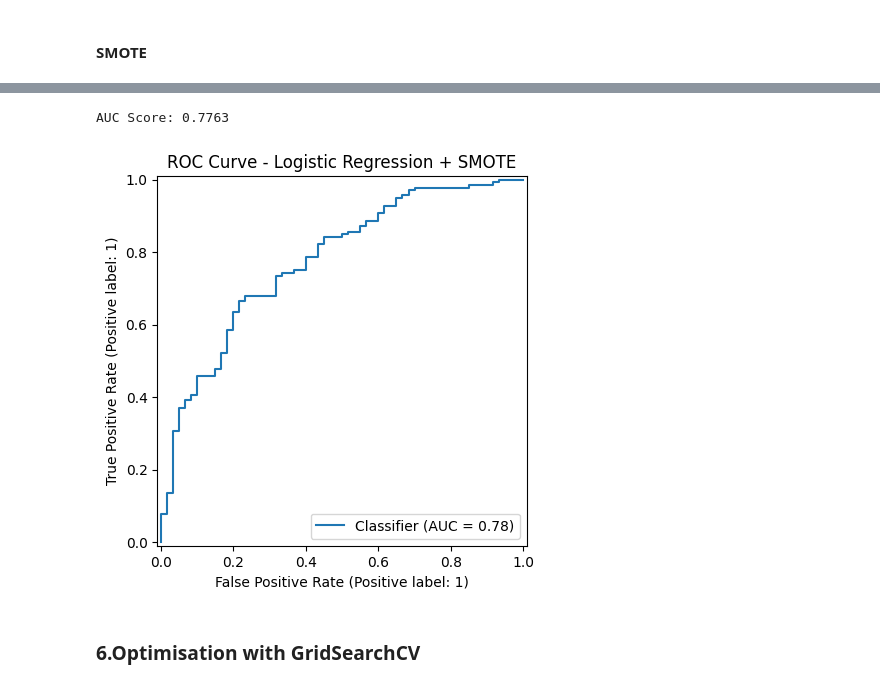
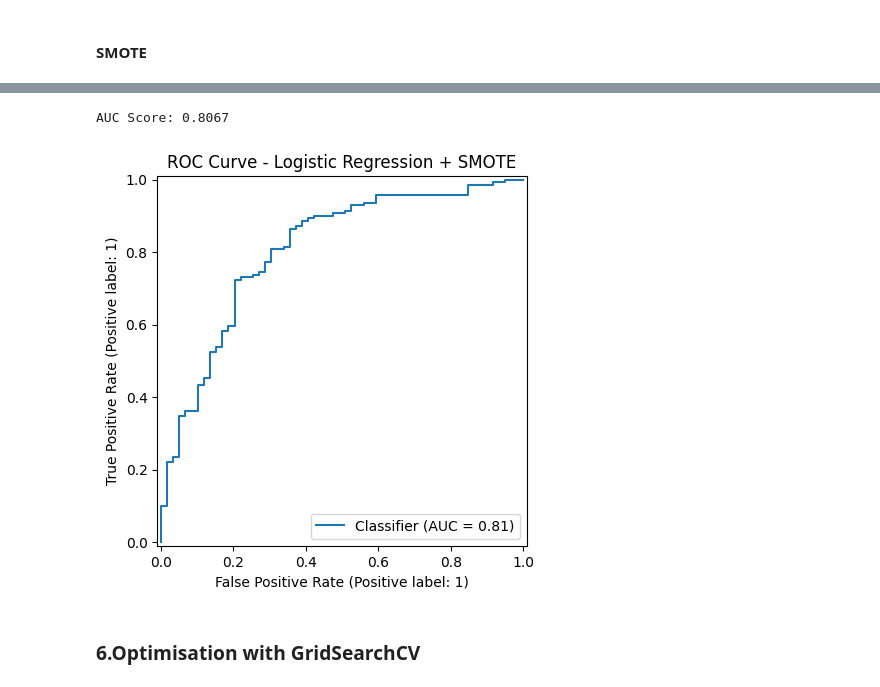
Before and after one commit to Marceeell1/Machine_Learning, a Jupyter notebook: Project.ipynb, the cells around one changed output, grey strips where cells are left out. Saved outputs shown, nothing was run; the diff lists cells and outputs as text; code cells hidden in the pictures.

```diff
--- a/Project.ipynb
+++ b/Project.ipynb
@@ -347,0 +349,5 @@ we can see that there are no missings or duplicated values
+# %%
+df["Employment_since"] = df["Employment_since"].map(employment_since_map)
+df["Savings_account"] = df["Savings_account"].map(savings_account_map)
+df["Credit_history"] = df["Credit_history"].map(credit_history_map)
+df["Status_checking_account"] = df["Status_checking_account"].map(status_checking_account_map)
@@ -417,9 +442,13 @@ The model will be trained on the preprocessed dataset using an 80/20 train-test
 The evaluation will include Accuracy, Precision, Recall, and F1-score to account for the class imbalance.
 # %%
 # Baseline model: Logistic Regression
-model = LogisticRegression(max_iter=1000, random_state=42)
-model.fit(X_train, y_train)
-y_pred = model.predict(X_test)
+model = LogisticRegression(
+    max_iter=1000,
+    random_state=42
+)
+model.fit(X_train_scaled, y_train)
+
+y_pred = model.predict(X_test_scaled)
 # %%
 # Evaluation
 print("Baseline Model Evaluation")
@@ -543,24 +546,23 @@ from sklearn.linear_model import LogisticRegression
 from sklearn.metrics import accuracy_score, classification_report
 from collections import Counter
 
-print("Repartition of classes in y_train BEFORE SMOTE :", Counter(y_train))
-print("Repartition of classes in y_test  :", Counter(y_test))
+print("Class distribution BEFORE SMOTE:", Counter(y_train))
+print("Class distribution in test set:", Counter(y_test))
 
-# SMOTE o n TRAIN set
+# Apply SMOTE on SCALED training data only
 smote = SMOTE(random_state=42, k_neighbors=5)
-X_train_res, y_train_res = smote.fit_resample(X_train, y_train)
+X_train_smote, y_train_smote = smote.fit_resample(X_train_scaled, y_train)
 
-print("Size of X_train_res :", X_train_res.shape)
-print("Repartition of classes in y_train AFTER SMOTE :", Counter(y_train_res))
+print("Class distribution AFTER SMOTE:", Counter(y_train_smote))
 
-#Logistic Regression
+# Logistic Regression trained on SMOTE data
 model_smote = LogisticRegression(max_iter=1000, random_state=42)
-model_smote.fit(X_train_res, y_train_res)
+model_smote.fit(X_train_smote, y_train_smote)
 
-# Evaluation
-y_pred_smote = model_smote.predict(X_test)
+# Evaluation on SCALED test set
+y_pred_smote = model_smote.predict(X_test_scaled)
 
-print("SMOTE Model Evaluation")
+print("\nSMOTE Model Evaluation")
 print("Accuracy:", accuracy_score(y_test, y_pred_smote))
 print("\nClassification report:\n", classification_report(y_test, y_pred_smote))
 # %% [output]
@@ -601,19 +603,19 @@ Confusion Matrix:
 # %%
 # ROC Curve and AUC
 
 from sklearn.metrics import roc_curve, roc_auc_score, RocCurveDisplay
 
-y_proba_smote = model_smote.predict_proba(X_test)[:, 1]
+y_proba_smote = model_smote.predict_proba(X_test_scaled)[:, 1]
 
 auc_score = roc_auc_score(y_test, y_proba_smote)
 print(f"AUC Score: {auc_score:.4f}")
 
 RocCurveDisplay.from_predictions(y_test, y_proba_smote)
 plt.title("ROC Curve - Logistic Regression + SMOTE")
 plt.show()
 # %% [output]
-AUC Score: 0.7763
+AUC Score: 0.8067
-[figure, old version]
+[figure, new version]
 # %% [markdown]
 ### 6.Optimisation with GridSearchCV
 # %%
```
Also changed, not shown: parts of 37 cells of this notebook, 1 other file.
